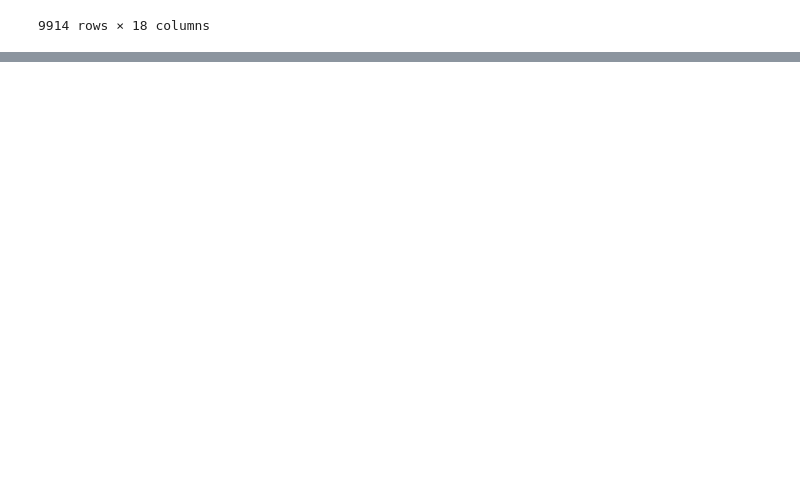
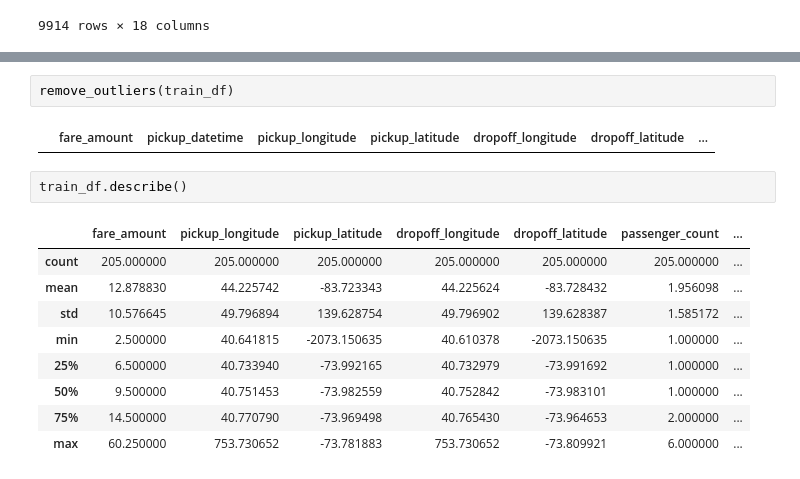
Before and after one commit to RohanVarmaP/machine-Learning, a Jupyter notebook: 6-NewYork-Taxifare/6-NewYork-Taxifare.ipynb, the cells around one changed output, grey strips where cells are left out. Cells and saved outputs as stored; diff of their text form; blank space fills up the shorter version.

```diff
--- a/6-NewYork-Taxifare/6-NewYork-Taxifare.ipynb
+++ b/6-NewYork-Taxifare/6-NewYork-Taxifare.ipynb
@@ -602,0 +613,16 @@ test_df
+# %%
+remove_outliers(train_df)
+# %% [output]
+|  | fare_amount | pickup_datetime | pickup_longitude | pickup_latitude | dropoff_longitude | dropoff_latitude | ... |
+# %%
+train_df.describe()
+# %% [output]
+|  | fare_amount | pickup_longitude | pickup_latitude | dropoff_longitude | dropoff_latitude | passenger_count | ... |
+| count | 205.000000 | 205.000000 | 205.000000 | 205.000000 | 205.000000 | 205.000000 | ... |
+| mean | 12.878830 | 44.225742 | -83.723343 | 44.225624 | -83.728432 | 1.956098 | ... |
+| std | 10.576645 | 49.796894 | 139.628754 | 49.796902 | 139.628387 | 1.585172 | ... |
+| min | 2.500000 | 40.641815 | -2073.150635 | 40.610378 | -2073.150635 | 1.000000 | ... |
+| 25% | 6.500000 | 40.733940 | -73.992165 | 40.732979 | -73.991692 | 1.000000 | ... |
+| 50% | 9.500000 | 40.751453 | -73.982559 | 40.752842 | -73.983101 | 1.000000 | ... |
+| 75% | 14.500000 | 40.770790 | -73.969498 | 40.765430 | -73.964653 | 2.000000 | ... |
+| max | 60.250000 | 753.730652 | -73.781883 | 753.730652 | -73.809921 | 6.000000 | ... |
```
Also changed, not shown: parts of 6 cells of this notebook, 3 other files.
